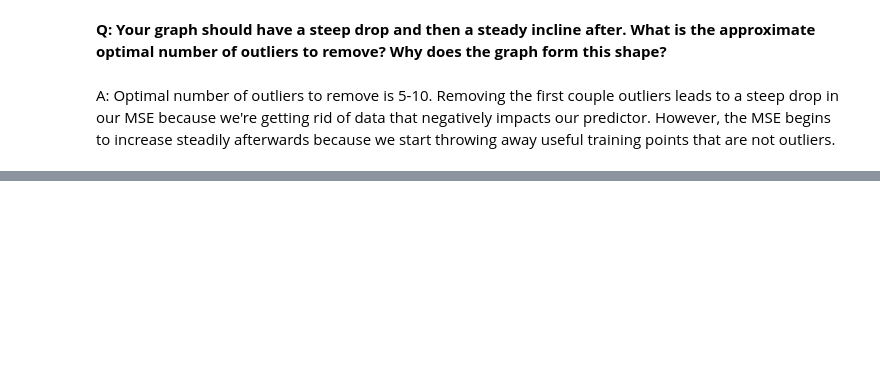
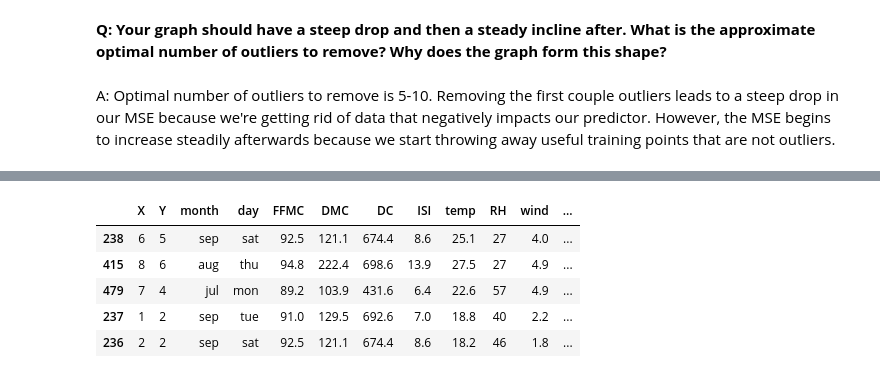
Before and after one commit to aparande/EECS189-OMP-Assignment, a Jupyter notebook: Jupyter Assignment/Assignment.ipynb, the cells around one changed output, grey strips where cells are left out. Drawn from its saved outputs; the diff is of its cells as text; code cells hidden in the pictures; blank space fills up the shorter version.

```diff
--- a/Jupyter Assignment/Assignment.ipynb
+++ b/Jupyter Assignment/Assignment.ipynb
@@ -328,0 +341,11 @@ A: Optimal number of outliers to remove is 5-10. Removing the first couple outli
+# %%
+df1
+x = df1.nlargest(5, "area")
+x
+# %% [output]
+|  | X | Y | month | day | FFMC | DMC | DC | ISI | temp | RH | wind | ... |
+| 238 | 6 | 5 | sep | sat | 92.5 | 121.1 | 674.4 | 8.6 | 25.1 | 27 | 4.0 | ... |
+| 415 | 8 | 6 | aug | thu | 94.8 | 222.4 | 698.6 | 13.9 | 27.5 | 27 | 4.9 | ... |
+| 479 | 7 | 4 | jul | mon | 89.2 | 103.9 | 431.6 | 6.4 | 22.6 | 57 | 4.9 | ... |
+| 237 | 1 | 2 | sep | tue | 91.0 | 129.5 | 692.6 | 7.0 | 18.8 | 40 | 2.2 | ... |
+| 236 | 2 | 2 | sep | sat | 92.5 | 121.1 | 674.4 | 8.6 | 18.2 | 46 | 1.8 | ... |
```
Also changed, not shown: parts of 12 cells of this notebook.
